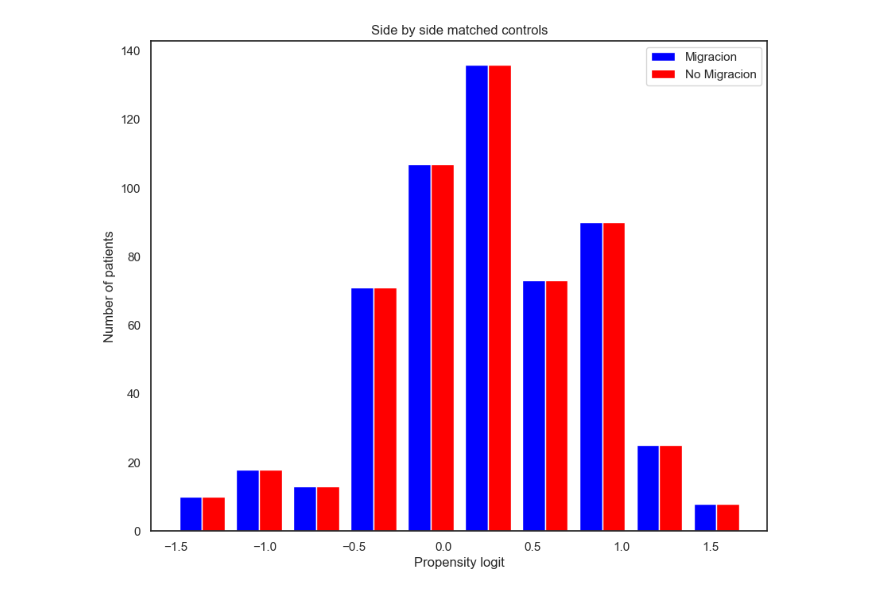
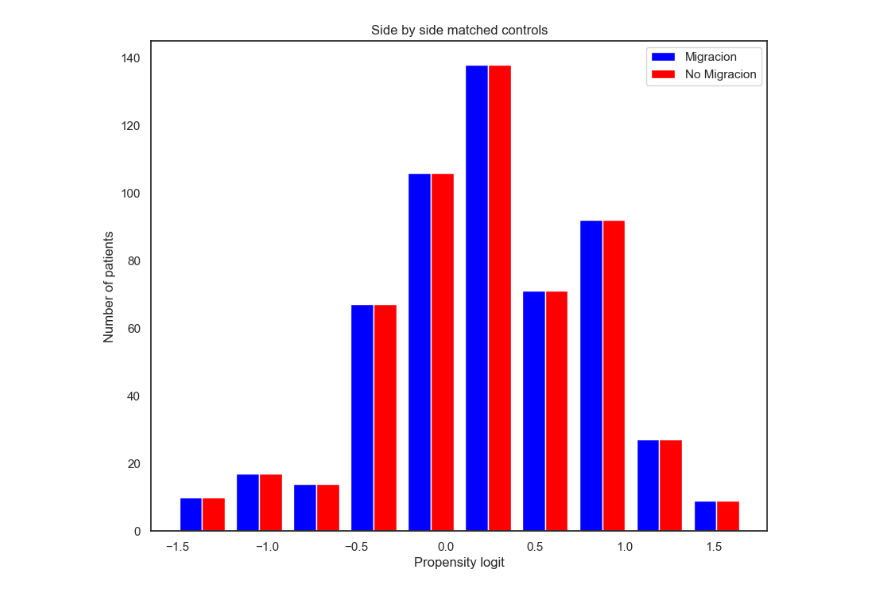
Before and after one commit to Francisc0GP/propensity-score, a Jupyter notebook: propensity.ipynb, the cells around one changed output. Saved outputs shown, nothing was run; the diff lists cells and outputs as text; code cells hidden in the pictures.

```diff
--- a/propensity.ipynb
+++ b/propensity.ipynb
@@ -30,17 +36,33 @@ def get_psm(df_dataset, listinclude):
     psm = PsmPy(df_dataset, treatment= 'Migracion', indx= 'FolioId', exclude = listinclude)
     psm.logistic_ps()
     return psm
+# %%
+def moddatagen(df_dataset):
+    df_dataset['Migracion'] = df_dataset['Migracion'].fillna(0)
+    df_dataset['Migracion'] = df_dataset['Migracion'].replace('Si', 1)
+    df_dataset['ComunidadIndigena'] = df_dataset['ComunidadIndigena'].fillna(0)
+    df_dataset['ComunidadIndigena'] = df_dataset['ComunidadIndigena'].replace('Si', 1)
+    df_dataset['DiscapacidadPerceptual'] = df_dataset['DiscapacidadPerceptual'].fillna(0)
+    df_dataset['DiscapacidadPerceptual'] = df_dataset['DiscapacidadPerceptual'].replace('Si', 1)
+    df_dataset['Migracion']
+    return df_dataset
 # %%
-def dict_data (df_catescolar, df_catedociv, df_catlgbt, df_catocup):
+def dict_data (df_catescolar, df_catedociv, df_catlgbt, df_catocup, df_pais, df_nivsoc):
     dict_escolar = dict(zip(df_catescolar['Descripcion'], df_catescolar['ComunId']))
     dict_edociv = dict(zip(df_catedociv['Descripcion'], df_catedociv['ComunId']))
     dict_lgbt = dict(zip(df_catlgbt['Descripcion'], df_catlgbt['ComunId']))
     dict_ocup = dict(zip(df_catocup['Descripcion'], df_catocup['ComunId']))
-    return dict_escolar, dict_edociv, dict_lgbt, dict_ocup
+    dict_pais = dict(zip(df_pais['PaisId'], df_pais['Descripcion']))
+    dict_nivsoc = dict(zip(df_nivsoc['ComunId'], df_nivsoc['Descripcion']))
+
+
+    return dict_escolar, dict_edociv, dict_lgbt, dict_ocup, dict_pais, dict_nivsoc
 # %%
-def mod_data (df ,dict_escolar, dict_edociv, dict_lgbt, dict_ocup):
+def mod_data (df ,dict_escolar, dict_edociv, dict_lgbt, dict_ocup, dict_pais, dict_nivsoc):
     df['Escolaridad'] = df['Escolaridad'].map(dict_escolar)
     df['EstadoCivil'] = df['EstadoCivil'].map(dict_edociv)
     df['LGBTTTI'] = df['LGBTTTI'].map(dict_lgbt)
     df['Ocupacion'] = df['Ocupacion'].map(dict_ocup)
+    df['PaisNac'] = df['LugarNacimiento'].map(dict_pais)
+    df['NivSocioEco'] = df['NivSocioEco'].map(dict_nivsoc)
     return df
@@ -51,16 +69,25 @@ def mod_df (df):
+# %%
+def mod_df (df):
+    df.drop(columns=['Motivo10', 'Diag_TRS_Eje1ComunNomenclatura_9', 'Diag_TRS_Eje1Previo-Subsecuente_9', 'Diag_TRS_Eje1CodigoCompuesto_9', 'Diag_TRS_Eje1Codigo_9', 'Diag_TRS_Eje1Descripcion_9', 'Diag_TRS_Eje1ComunNomenclatura_10', 'Diag_TRS_Eje1Previo-Subsecuente_10', 'Diag_TRS_Eje1CodigoCompuesto_10', 'Diag_TRS_Eje1Codigo_10', 'Diag_TRS_Eje1Descripcion_10'] , axis=1, inplace=True)
+    df.drop(columns=['AntecedentesPNPGrupoSanguineo', 'AntecedentesPNPFactorRH', 'TipoAlimentacionSuficienteCantidad', 'TipoAlimentacionSuficienteCalidad', 'TipoAlimentacionAdecuadaCantidad', 'TipoAlimentacionAdecuadaCalidad', 'TipoAlimentacionBalanceadaCantidad', 'TipoAlimentacionBalanceadaCalidad', 'AntecedentesPNPReligion', 'AntecedentesPNPCuales'], axis=1, inplace=True)
+    df.drop(columns=['PadecimientoActual', 'AntecedentesPadecimiento', 'AntecedentesHFTrastornosSustanciasComunId', 'AntecedentesHFTrastornosSustanciasCuales', 'AnecedentesHFTrastornosMentalesComunId', 'AnecedentesHFTrastornosMentalesCuales', 'AntecedentesHFOtrosComunId', 'AntecedentesHFOtrosCuales', 'VidaFamiliarEscolarLaboralEconomica' , 'AntecedentesSSEdadIVSA','AntecedentesSSNoParejasSexuales', 'AntecedentesSSPracticasSexualesRiesgoCuales', 'AntecedentesSSMetodosAnticonceptivosOtros', 'AntecedentesSSPruebaVIH' ], axis=1, inplace=True)
+    df.drop(columns=['AntecedentesSSPruebaVIHFecha', 'AntecedentesSSPruebaVIHResultadoComun', 'AntecedentesSSPruebaVHC', 'AntecedentesSSPruebaVHCFecha', 'AntecedentesSSPruebaVHCResultadoComun', 'InterrogatorioASCardiovascularCuales', 'InterrogatorioASDigestivoCuales', 'InterrogatorioASEndocrinoCuales', 'InterrogatorioASHematologicoCuales', 'InterrogatorioASMusculoEsqueleticoCuales', 'InterrogatorioASNerviosoCuales'], axis=1, inplace=True)
+    df.drop(columns=['InterrogatorioASReproductivoCuales', 'InterrogatorioASRespiratorioCuales', 'InterrogatorioASTegumentarioCuales', 'InterrogatorioASUrinarioCuales', 'InterrogatorioASEspecializadoCuales', 'SignosVitalesPeso', 'SignosVitalesTalla', 'SignosVitalesIMCComunId', 'SignosVitalesFC', 'SignosVitalesFR', 'SignosVitalesPulso', 'SignosVitalesTA', 'SignosVitalesTAhg', 'SignosVitalesTemperatura', 'HCEF_HabitusExterior', 'ExploracionEspecializadaCuales'], axis=1, inplace=True)
+    return df
 # %%
 def graf_psm(psm):
     psmdata = psm.knn_matched(matcher='propensity_logit', replacement=False, caliper=None, drop_unmatched=True)
     psm.plot_match(Title='Side by side matched controls', Ylabel='Number of patients', Xlabel='Propensity logit', names = ['Migracion', 'No Migracion'], colors = ['blue', 'red'], save=True)
 # %%
-dict_escolar, dict_edociv, dict_lgbt, dict_ocup = dict_data(df_catescolar, df_catedociv, df_catlgbt, df_catocup)
+dict_escolar, dict_edociv, dict_lgbt, dict_ocup, dict_pais, dict_nivsoc  = dict_data(df_catescolar, df_catedociv, df_catlgbt, df_catocup, df_pais, df_nivsoc)
 df = mod_df(df_dataset)
 listexclude = gen_list(df_dataset)
-df = mod_data(df_dataset, dict_escolar, dict_edociv, dict_lgbt, dict_ocup)
+df_dataset = moddatagen(df_dataset)
+df = mod_data(df_dataset, dict_escolar, dict_edociv, dict_lgbt, dict_ocup, dict_pais, dict_nivsoc)
 psm = get_psm(df, listexclude)
 graf_psm(psm)
 # %% [output]
-[figure, old version]
+[figure, new version]
 # %%
 psm.df_matched
 # %% [output]
```
Also changed, not shown: parts of 4 cells of this notebook, 1 other file.
